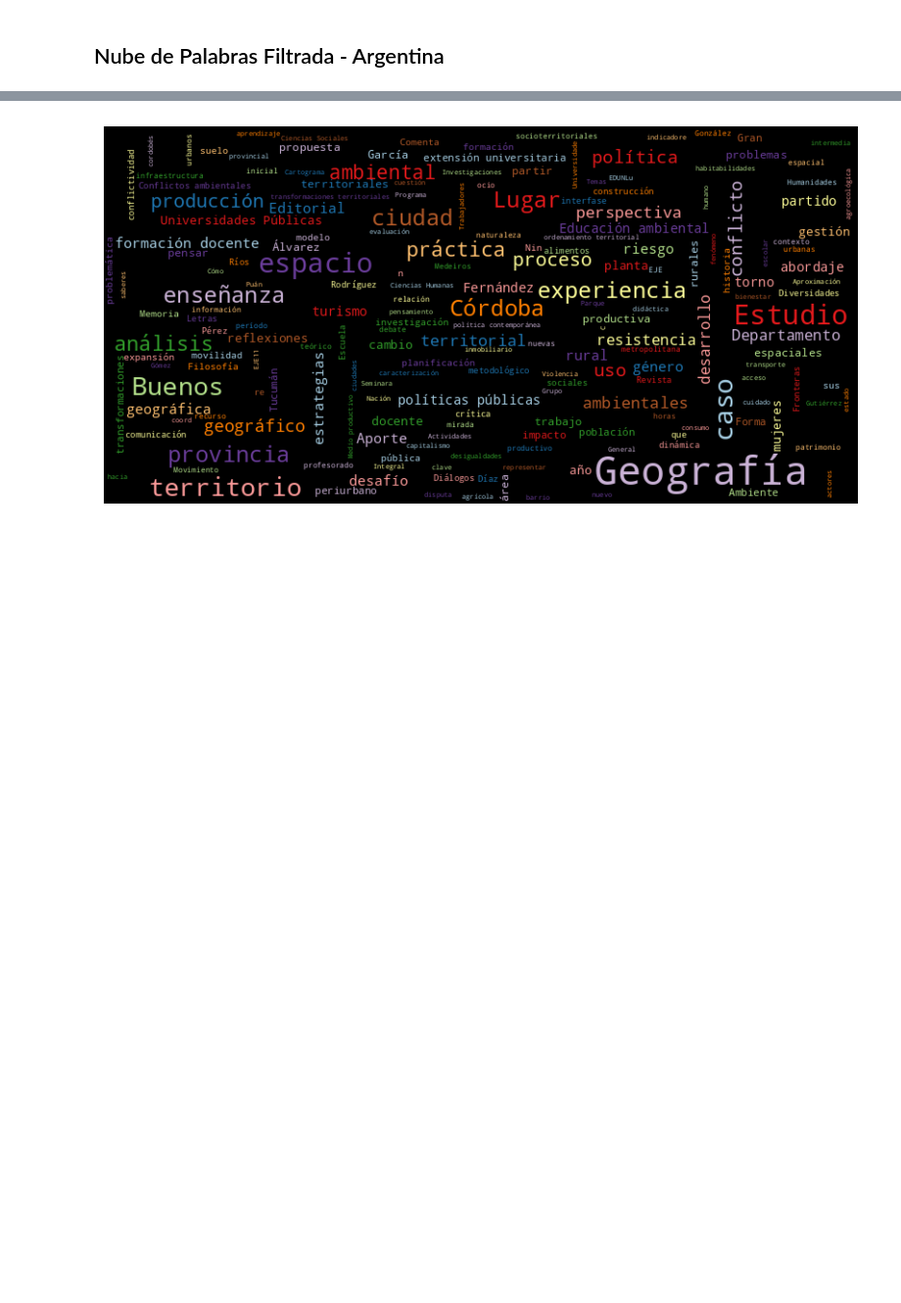
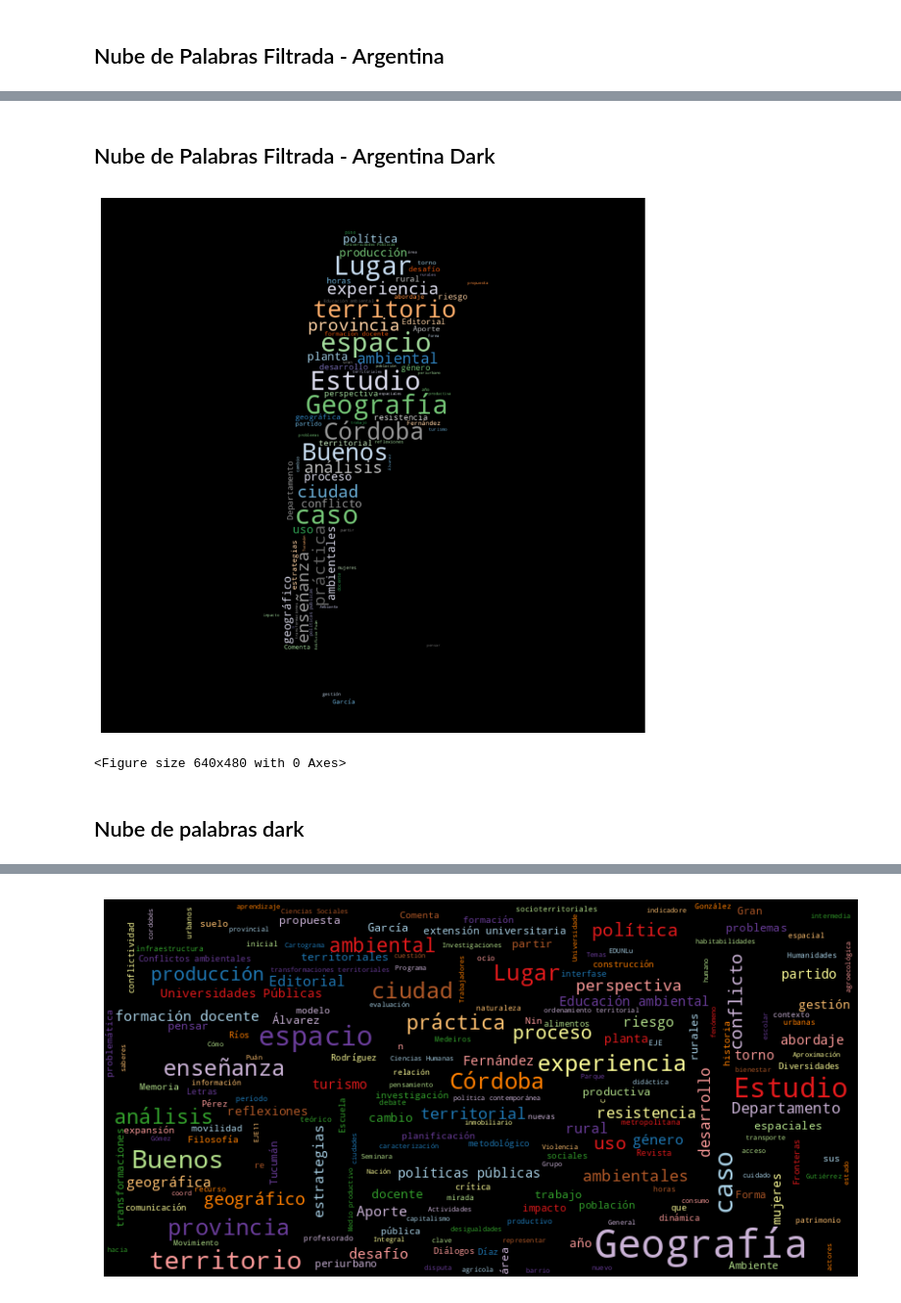
Before and after one commit to martinfernandoortiz/wordCloud_Geografia, a Jupyter notebook: wordCloud.ipynb, the cells around one changed output, grey strips where cells are left out. Shown at 98% size. Drawn from its saved outputs; the diff is of its cells as text; code cells hidden in the pictures; blank space fills up the shorter version.

```diff
--- a/wordCloud.ipynb
+++ b/wordCloud.ipynb
@@ -243,3 +217,31 @@ plt.show()
+# %% [markdown]
+## Nube de Palabras Filtrada - Argentina Dark
+# %%
+#Forma Imagen
+mask = np.array(Image.open("/content/drive/MyDrive/datasets_colab/argentina.jpg"))
+
+wc = WordCloud(height = 300, width = 300, background_color="black", repeat=True,
+               mask=mask,
+               max_font_size = 42, min_font_size = 6,
+               colormap = "tab20c",
+               #max_words = 3,
+               #contour_width = .1, contour_color = "grey",
+               stopwords = stopwords_total)
+wc.generate(text)
+
+
+plt.figure(figsize=(20, 10))
+
+
+plt.axis("off")
+plt.imshow(wc, interpolation="bilinear")
+plt.show()
+plt.savefig('/content/drive/MyDrive/datasets_colab/imagenes/wordArgDark.jpg',bbox_inches='tight', dpi=90)
+# %% [output]
+[figure, added]
+<Figure size 640x480 with 0 Axes>
+# %% [markdown]
+## Nube de palabras dark
 # %%
 wordcloud = WordCloud(width=800, height=400, relative_scaling=0.5,
                       background_color="black",
```
Also changed, not shown: parts of 27 cells of this notebook.
